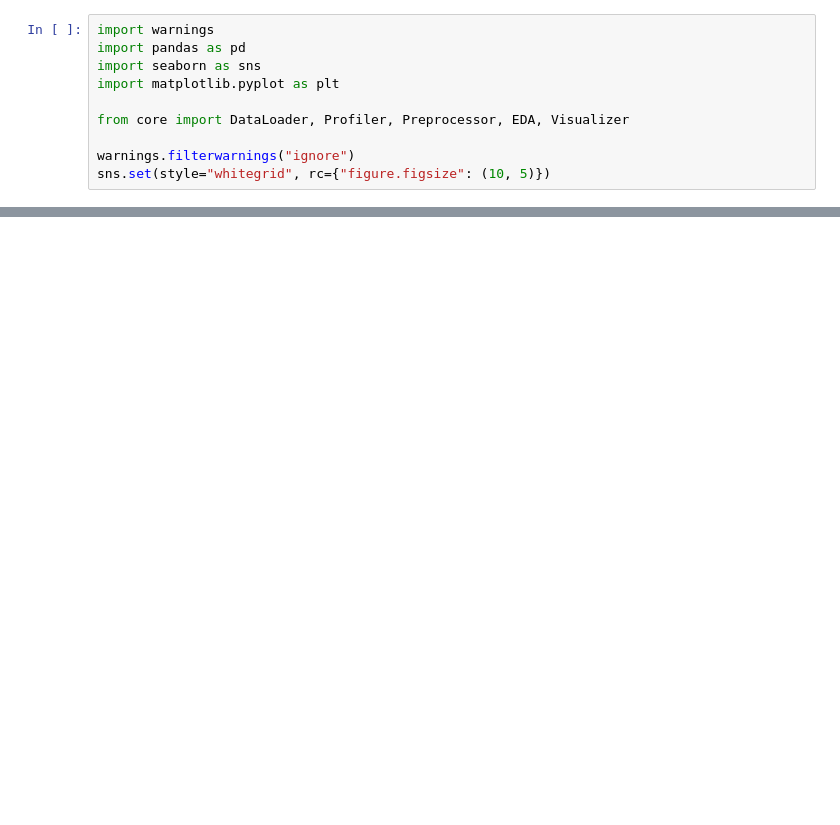
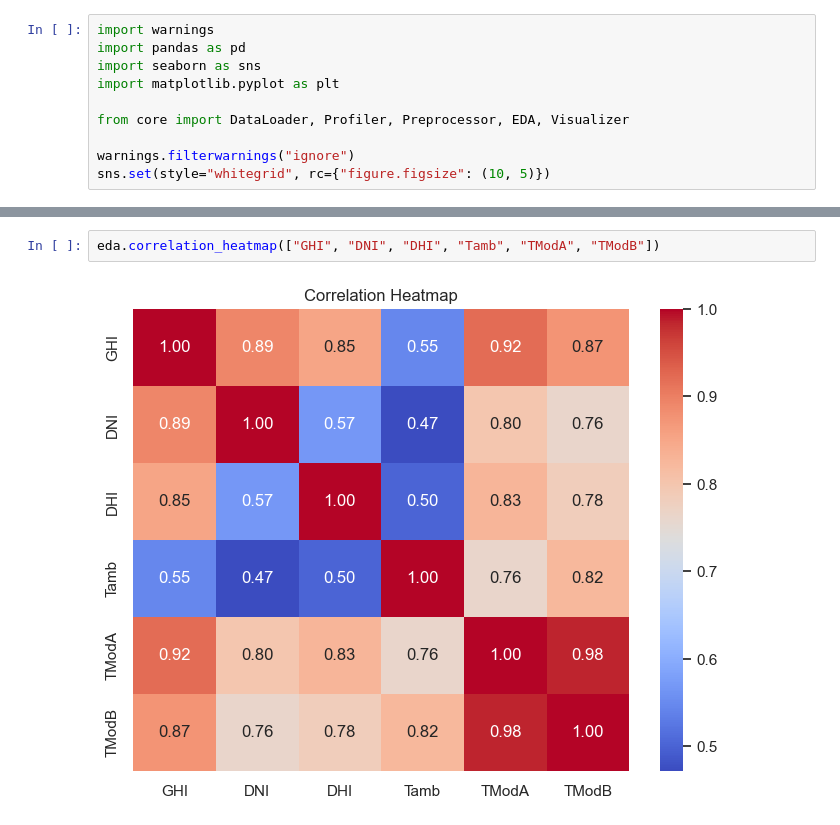
Before and after one commit to tib-dev/solar-challenge-week0, a Jupyter notebook: notebook/eda_benin.ipynb, the cells around one changed output, grey strips where cells are left out. Drawn from its saved outputs; the diff is of its cells as text; blank space fills up the shorter version.

```diff
--- a/notebook/eda_benin.ipynb
+++ b/notebook/eda_benin.ipynb
@@ -348,0 +112,4 @@ else:
+# %%
+eda.correlation_heatmap(["GHI", "DNI", "DHI", "Tamb", "TModA", "TModB"])
+# %% [output]
+[figure, added]
```
Also changed, not shown: parts of 39 cells of this notebook.
